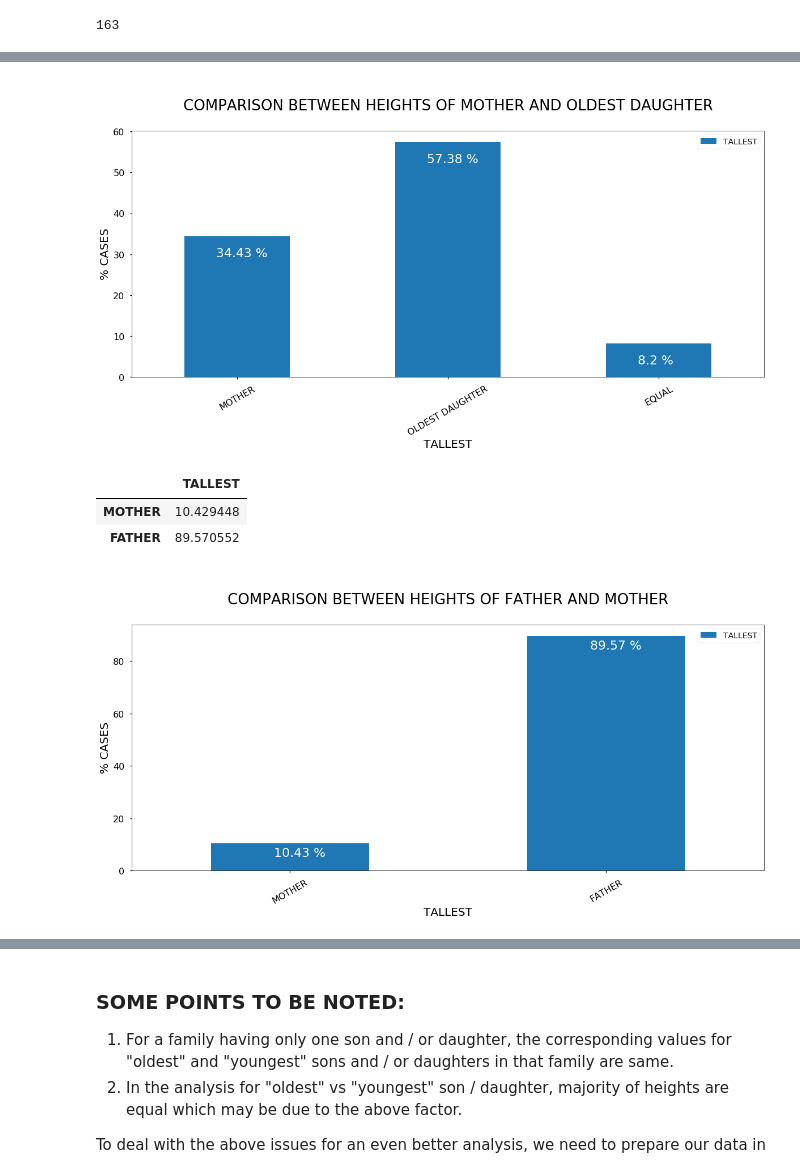
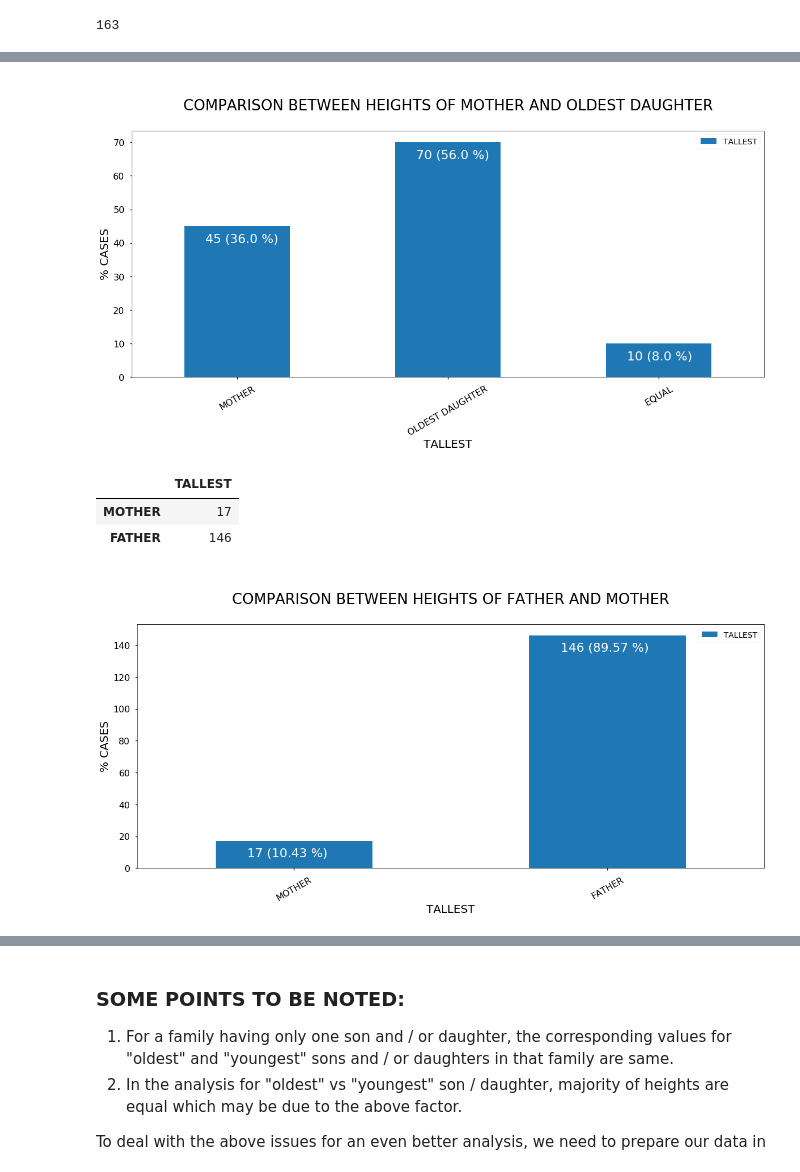
Before and after one commit to zeborg/Comparison-of-Heights-Between-Family-Members, a Jupyter notebook: HEIGHT_DATA_ANALYSIS.ipynb, the cells around one changed output, grey strips where cells are left out. Drawn from its saved outputs; the diff is of its cells as text; code cells hidden in the pictures.

```diff
--- a/HEIGHT_DATA_ANALYSIS.ipynb
+++ b/HEIGHT_DATA_ANALYSIS.ipynb
@@ -314,7 +300,7 @@ plt.show()
 # %%
 ax = osf_df.plot(kind='bar',figsize=(20,8))
 for p in ax.patches:
-    ax.annotate(str(round(p.get_height(),2))+' %', (p.get_x()+0.15, p.get_height()-5), fontsize=22, color='w')
+    ax.annotate(str(round(p.get_height(),2))+' ('+str(round(p.get_height()/(osf_dict['FATHER']+osf_dict['OLDEST SON']+ysf_dict['EQUAL'])*100,2))+' %)', (p.get_x()+0.1, p.get_height()-5), fontsize=22, color='w')
 plt.xlabel('TALLEST',fontsize=20)
 plt.ylabel('% CASES',fontsize=20)
 plt.legend(fontsize=14)
@@ -327,7 +313,7 @@ plt.show()
 # %%
 ax = ydm_df.plot(kind='bar',figsize=(20,8))
 for p in ax.patches:
-    ax.annotate(str(round(p.get_height(),2))+' %', (p.get_x()+0.15, p.get_height()-5), fontsize=22, color='w')
+    ax.annotate(str(round(p.get_height(),2))+' ('+str(round(p.get_height()/(ydm_dict['MOTHER']+ydm_dict['YOUNGEST DAUGHTER']+ydm_dict['EQUAL'])*100,2))+' %)', (p.get_x()+0.1, p.get_height()-5), fontsize=22, color='w')
 plt.xlabel('TALLEST',fontsize=20)
 plt.ylabel('% CASES',fontsize=20)
 plt.legend(fontsize=14)
@@ -340,7 +326,7 @@ plt.show()
 # %%
 ax = odm_df.plot(kind='bar',figsize=(20,8))
 for p in ax.patches:
-    ax.annotate(str(round(p.get_height(),2))+' %', (p.get_x()+0.15, p.get_height()-5), fontsize=22, color='w')
+    ax.annotate(str(round(p.get_height(),2))+' ('+str(round(p.get_height()/(odm_dict['MOTHER']+odm_dict['OLDEST DAUGHTER']+odm_dict['EQUAL'])*100,2))+' %)', (p.get_x()+0.1, p.get_height()-5), fontsize=22, color='w')
 plt.xlabel('TALLEST',fontsize=20)
 plt.ylabel('% CASES',fontsize=20)
 plt.legend(fontsize=14)
@@ -349,7 +335,7 @@ plt.xticks(fontsize=16,rotation=30)
 plt.yticks(fontsize=16)
 plt.show()
 # %% [output]
-[figure, old version]
+[figure, new version]
 # %%
 tall_dict_parents = dict()
 tall_dict_parents['MOTHER'],tall_dict_parents['FATHER']=0,0
@@ -359,26 +345,26 @@ for i in range(df.index.max()[0]):
         tall_dict_parents['FATHER'] += 1
     else:
         tall_dict_parents['MOTHER'] += 1
-td_p_df = (pd.DataFrame.from_dict(tall_dict_parents, orient='index').rename(columns={0:'TALLEST'})/df.index.max()[0])*100
+td_p_df = (pd.DataFrame.from_dict(tall_dict_parents, orient='index').rename(columns={0:'TALLEST'}))
 
 td_p_df
 # %% [output]
 |  | TALLEST |
-| MOTHER | 10.429448 |
-| FATHER | 89.570552 |
+| MOTHER | 17 |
+| FATHER | 146 |
 # %%
 ax = td_p_df.plot(kind='bar',figsize=(20,8))
 for p in ax.patches:
-    ax.annotate(str(round(p.get_height(),2))+' %', (p.get_x()+0.2, p.get_height()-5), fontsize=22, color='w')
+    ax.annotate(str(round(p.get_height(),2))+' ('+str(round(p.get_height()/(tall_dict_parents['FATHER']+tall_dict_parents['MOTHER'])*100,2))+' %)', (p.get_x()+0.1, p.get_height()-10), fontsize=22, color='w')
 plt.xlabel('TALLEST',fontsize=20)
 plt.ylabel('% CASES',fontsize=20)
 plt.legend(fontsize=14)
 plt.title('\nCOMPARISON BETWEEN HEIGHTS OF FATHER AND MOTHER\n',fontsize=26)
 plt.xticks(fontsize=16,rotation=30)
 plt.yticks(fontsize=16)
 plt.show()
 # %% [output]
-[figure, old version]
+[figure, new version]
 # %% [markdown]
 ## **CONCLUSION**
 
```
Also changed, not shown: parts of 12 cells of this notebook.
